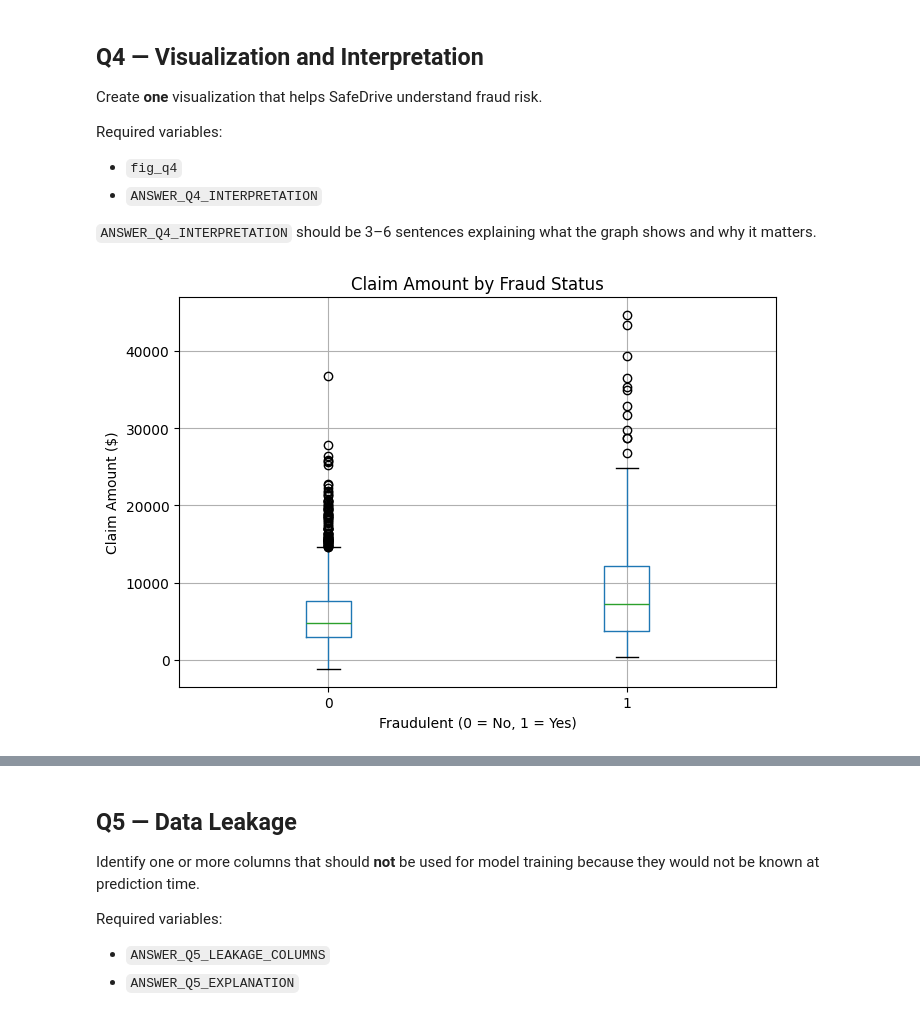
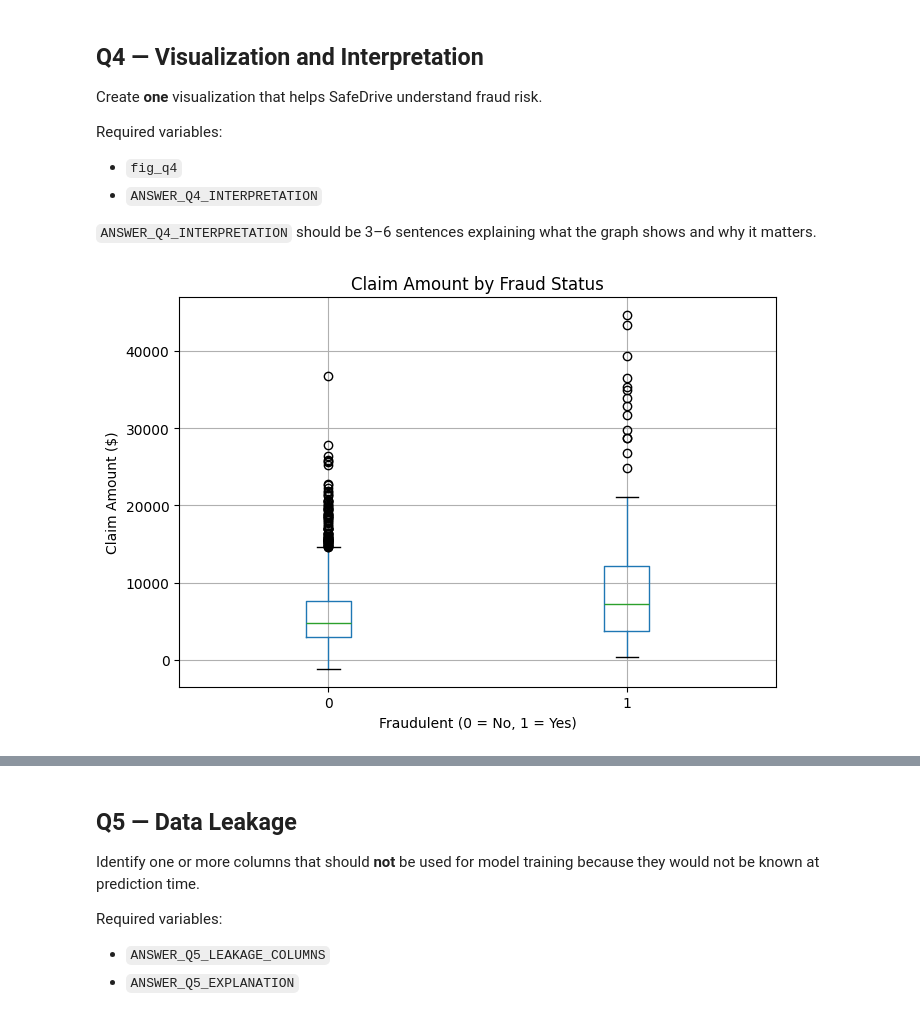
Before and after one commit to yuxi229/SafeDrive-Insurance-Fraud-Detection, a Jupyter notebook: SafeDrive_FinalExam_StudentStarter.ipynb, the cells around one changed output, grey strips where cells are left out. Cells and saved outputs as stored; diff of their text form; code cells hidden in the pictures.

Commit message:
fixed cleaning step

```diff
--- a/SafeDrive_FinalExam_StudentStarter.ipynb
+++ b/SafeDrive_FinalExam_StudentStarter.ipynb
@@ -198,7 +198,7 @@ clean_df["RepairShop"] = clean_df["RepairShop"].fillna("Unknown")
 clean_df["CreditScore"] = clean_df["CreditScore"].fillna(clean_df["CreditScore"].median())
 
 # Drop rows with implausible values that indicate data entry errors
-clean_df = clean_df[(clean_df["VehicleAge"] >= 0) & (clean_df["VehicleAge"] <= 30)]
+clean_df = clean_df[(clean_df["VehicleAge"] >= 0)]
 clean_df = clean_df[(clean_df["Age"] >= 16) & (clean_df["Age"] <= 100)]
 
 clean_df = clean_df.reset_index(drop=True)
@@ -233,29 +233,27 @@ Required variables:
 # %%
 fig_q4, ax = plt.subplots(figsize=(7, 5))
 clean_df.boxplot(column="ClaimAmount", by="Fraudulent", ax=ax)
 ax.set_xlabel("Fraudulent (0 = No, 1 = Yes)")
 ax.set_ylabel("Claim Amount ($)")
 ax.set_title("Claim Amount by Fraud Status")
 plt.suptitle("")
 plt.tight_layout()
 plt.show()
 
 print(clean_df.groupby("Fraudulent")["ClaimAmount"].mean())
 
 ANSWER_Q4_INTERPRETATION = """
 This boxplot compares the distribution of ClaimAmount for fraudulent vs. non-fraudulent claims.
 Fraudulent claims have a noticeably higher median and mean claim amount
 than legitimate claims, and their distribution is wider with more
 high-value outliers.
 
 This matters for SafeDrive because it shows that claim size is a meaningful,
 usable signal for prioritizing manual review: claims with unusually high dollar amounts are
 disproportionately more likely to be fraudulent, so a risk-scoring process that weights
 ClaimAmount heavily could help flag high-risk claims for human review even before a full model is
-deployed. It does not mean every large claim is fraudulent, since the two distributions still
-overlap substantially, so ClaimAmount should be treated as one useful feature among several rather
-than a standalone fraud rule.
+deployed.
 """
 # %% [output]
-[figure, old version]
+[figure, new version]
 Fraudulent
```
Also changed, not shown: parts of 5 cells of this notebook, 1 other file.
